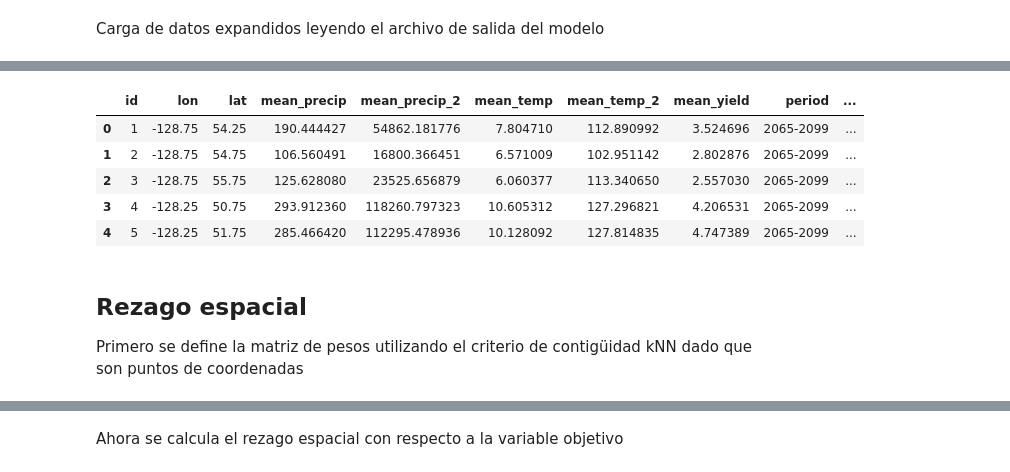
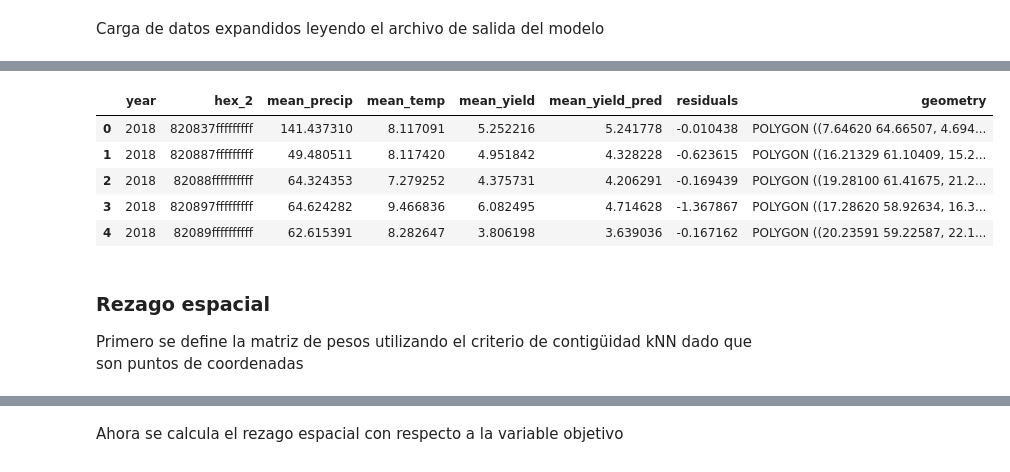
Before and after one commit to CAMM961001/estancia, a Jupyter notebook: notebooks/01_ols_regression.ipynb, the cells around one changed output, grey strips where cells are left out. Drawn from its saved outputs; the diff is of its cells as text; code cells hidden in the pictures.

```diff
--- a/notebooks/01_ols_regression.ipynb
+++ b/notebooks/01_ols_regression.ipynb
@@ -32,7 +53,7 @@ DATA_PATH = os.path.join(
     os.path.dirname(os.getcwd()),
     'data',
     'datos-produccion-maiz',
-    'agg-maize-panel-rcp2p6.csv')
+    'hist-maize-panel-rcp2p6.csv')
 
 H3_CATALOGUE = os.path.join(
     os.path.dirname(os.getcwd()),
@@ -43,7 +64,7 @@ H3_CATALOGUE = os.path.join(
 # Carga de datos
 data = pd.read_csv(DATA_PATH)
 cat_h3 = pd.read_csv(H3_CATALOGUE)
-h3_res = 'hex_3'
+h3_res = 'hex_2'
 
 # Unir resolución de malla a datos
 data = (
@@ -53,8 +74,13 @@ data = (
         ,on='id'
         ,how='left'
         ,rsuffix='__ignore')
-    .drop(columns=['id__ignore'])
-    .dropna(axis=0))
+    .drop(columns=['id','lon','lat','mean.precip.2','mean.temp.2','id__ignore'])
+    .query("(year >= 2010) & (year <= 2020)")
+    .groupby(by=['year', h3_res])
+    .mean()
+    .reset_index())
+
+data.columns = [col.replace('.','_') for col in data.columns]
 
 data.info()
 # %% [output]
@@ -231,28 +327,33 @@ Carga de datos expandidos leyendo el archivo de salida del modelo
+# %%
+def get_h3_polygon(row:str):
+    points = h3.cell_to_boundary(
+        h=row
+        ,geo_json=True)
+
+    return Polygon(points)
 # %%
 # Carga de datos expandidos
 residual_test = pd.read_csv(out_path)
 
 # Definir columna de geometría
 geometry = gpd.GeoSeries(
-    data=residual_test.apply(
-        func=lambda df: Point((df.lon, df.lat)),
-        axis=1))
+    data=residual_test[h3_res].apply(func=get_h3_polygon))
 
 # Conversión a GeoPandas
 residual_test = gpd.GeoDataFrame(data=residual_test, geometry=geometry)
 
 # Asignar CRS
 residual_test.crs = 'EPSG:4326'
 
 residual_test.head()
 # %% [output]
-|  | id | lon | lat | mean_precip | mean_precip_2 | mean_temp | mean_temp_2 | mean_yield | period | ... |
-| 0 | 1 | -128.75 | 54.25 | 190.444427 | 54862.181776 | 7.804710 | 112.890992 | 3.524696 | 2065-2099 | ... |
-| 1 | 2 | -128.75 | 54.75 | 106.560491 | 16800.366451 | 6.571009 | 102.951142 | 2.802876 | 2065-2099 | ... |
-| 2 | 3 | -128.75 | 55.75 | 125.628080 | 23525.656879 | 6.060377 | 113.340650 | 2.557030 | 2065-2099 | ... |
-| 3 | 4 | -128.25 | 50.75 | 293.912360 | 118260.797323 | 10.605312 | 127.296821 | 4.206531 | 2065-2099 | ... |
-| 4 | 5 | -128.25 | 51.75 | 285.466420 | 112295.478936 | 10.128092 | 127.814835 | 4.747389 | 2065-2099 | ... |
+|  | year | hex_2 | mean_precip | mean_temp | mean_yield | mean_yield_pred | residuals | geometry |
+| 0 | 2018 | 820837fffffffff | 141.437310 | 8.117091 | 5.252216 | 5.241778 | -0.010438 | POLYGON ((7.64620 64.66507, 4.694... |
+| 1 | 2018 | 820887fffffffff | 49.480511 | 8.117420 | 4.951842 | 4.328228 | -0.623615 | POLYGON ((16.21329 61.10409, 15.2... |
+| 2 | 2018 | 82088ffffffffff | 64.324353 | 7.279252 | 4.375731 | 4.206291 | -0.169439 | POLYGON ((19.28100 61.41675, 21.2... |
+| 3 | 2018 | 820897fffffffff | 64.624282 | 9.466836 | 6.082495 | 4.714628 | -1.367867 | POLYGON ((17.28620 58.92634, 16.3... |
+| 4 | 2018 | 82089ffffffffff | 62.615391 | 8.282647 | 3.806198 | 3.639036 | -0.167162 | POLYGON ((20.23591 59.22587, 22.1... |
 # %% [markdown]
-## Rezago espacial
+### Rezago espacial
 
 Primero se define la matriz de pesos utilizando el criterio de contigüidad kNN dado que son puntos de coordenadas
```
Also changed, not shown: parts of 31 cells of this notebook, 1 other file.
